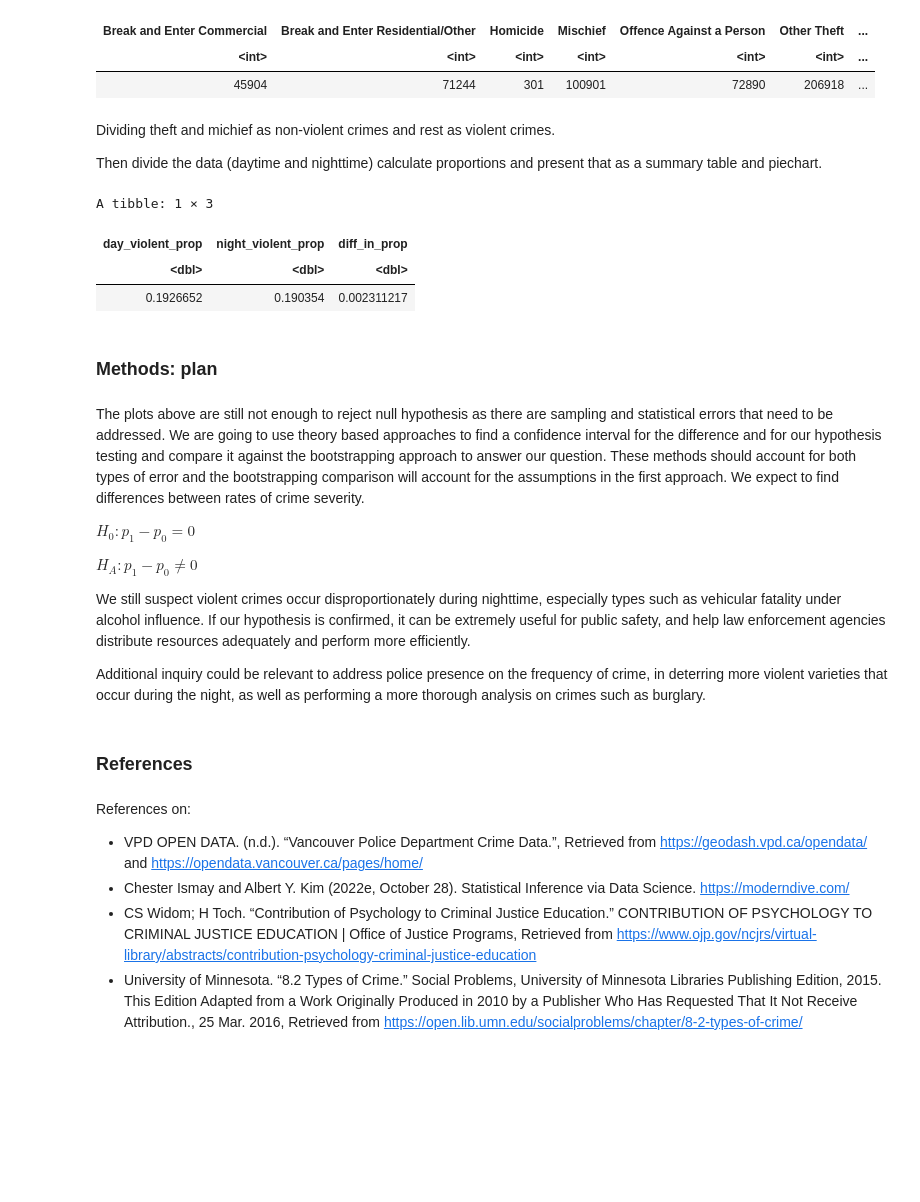
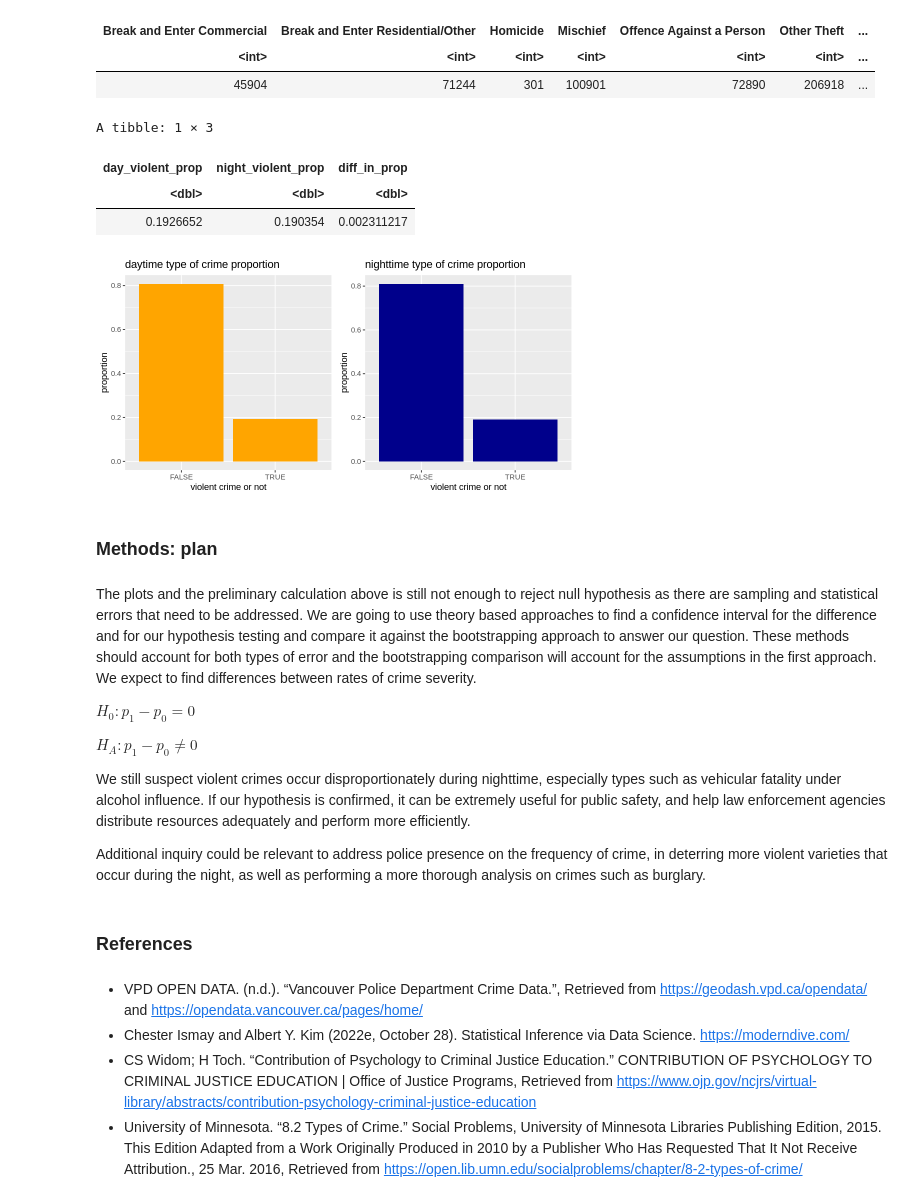
Before and after one commit to PUSH-YA/Statistical-inference-on-vancouver-crime-data, a Jupyter notebook: Project proposal.ipynb, the cells around one changed output. Cells and saved outputs as stored; diff of their text form; code cells hidden in the pictures; blank space fills up the shorter version.

Commit message:
added data visualisation and changed the wording of some of the sentences

```diff
--- a/Project proposal.ipynb
+++ b/Project proposal.ipynb
@@ -107,38 +111,48 @@ A tibble: 1 × 11
 | Break and Enter Commercial | Break and Enter Residential/Other | Homicide | Mischief | Offence Against a Person | Other Theft | ... |
 | <int> | <int> | <int> | <int> | <int> | <int> | ... |
 | 45904 | 71244 | 301 | 100901 | 72890 | 206918 | ... |
-# %% [markdown]
-Dividing theft and michief as non-violent crimes and rest as violent crimes.
-
-Then divide the data (daytime and nighttime) calculate proportions and present that as a summary table and piechart.
 # %%
 #dividing the types of crime data
 vancouver_clean_data <- vancouver_clean_data %>% mutate(violent = TYPE %in% c("Break and Enter Commercial", "Break and Enter Residential/Other", "Homicide",
                                                                            "Offence Against a Person", "Vehicle Collision or Pedestrian Struck (with Fatality)",
                                                                            "Vehicle Collision or Pedestrian Struck (with Injury)"))
 
 
 #dividing it into daytime and nighttime data
 daytime_data <- vancouver_clean_data %>% filter(HOUR >= 6 & HOUR < 18)
 nighttime_data <- vancouver_clean_data %>% filter(HOUR < 6 | HOUR >= 18)
 
+#data visualisation
+daytime_plot <- daytime_data %>% group_by(violent) %>% summarise(n = n()/nrow(daytime_data)) %>%
+                ggplot(aes(x = violent, y = n)) + geom_bar(fill = "orange", stat = "identity") +
+                labs(x = "violent crime or not", y = "proportion", title = "daytime type of crime proportion")
+
+
+nighttime_plot <- nighttime_data %>% group_by(violent) %>% summarise(n = n()/nrow(nighttime_data)) %>%
+                ggplot(aes(x = violent, y = n)) + geom_bar(fill = "darkblue", stat = "identity") +
+                labs(x = "violent crime or not", y = "proportion", title = "nighttime type of crime proportion")
+
 #creating a summary table
 daytime_prop <- daytime_data %>% summarise(prop = mean(violent))
 nighttime_prop <- nighttime_data %>% summarise(prop = mean(violent))
 summary_table <- tibble( day_violent_prop = daytime_prop$prop[1],
                        night_violent_prop = nighttime_prop$prop[1],
                        diff_in_prop = daytime_prop$prop[1] - nighttime_prop$prop[1])
 summary_table
+
+options(repr.plot.width=8, repr.plot.height=4)
+grid.arrange(daytime_plot, nighttime_plot, ncol =2)
 # %% [output]
 A tibble: 1 × 3
 | day_violent_prop | night_violent_prop | diff_in_prop |
 | <dbl> | <dbl> | <dbl> |
 | 0.1926652 | 0.190354 | 0.002311217 |
+[figure, added]
 # %% [markdown]
 ### **Methods: plan**
 # %% [markdown]
 
-The plots above are still not enough to reject null hypothesis as there are sampling and statistical errors that need to be addressed. We are going to use theory based approaches to find a confidence interval for the difference and for our hypothesis testing and compare it against the bootstrapping approach to answer our question. These methods should account for both types of error and  the bootstrapping comparison will account for the assumptions in the first approach.  We expect to find differences between rates of crime severity.
+The plots and the preliminary calculation above is still not enough to reject null hypothesis as there are sampling and statistical errors that need to be addressed. We are going to use theory based approaches to find a confidence interval for the difference and for our hypothesis testing and compare it against the bootstrapping approach to answer our question. These methods should account for both types of error and  the bootstrapping comparison will account for the assumptions in the first approach.  We expect to find differences between rates of crime severity.
 
 $H_0: p_1 - p_0 = 0$
 
@@ -151,7 +165,7 @@ Additional inquiry could be relevant to address police presence on the frequency
 # %% [markdown]
 ### **References**
 # %% [markdown]
-References on:
+
 - VPD OPEN DATA. (n.d.). “Vancouver Police Department Crime Data.”, Retrieved from https://geodash.vpd.ca/opendata/ and https://opendata.vancouver.ca/pages/home/
 -  Chester Ismay and Albert Y. Kim (2022e, October 28). Statistical Inference via Data Science. https://moderndive.com/
 - CS Widom; H Toch. “Contribution of Psychology to Criminal Justice Education.” CONTRIBUTION OF PSYCHOLOGY TO CRIMINAL JUSTICE EDUCATION | Office of Justice Programs, Retrieved from https://www.ojp.gov/ncjrs/virtual-library/abstracts/contribution-psychology-criminal-justice-education
```
Also changed, not shown: parts of 3 cells of this notebook.
